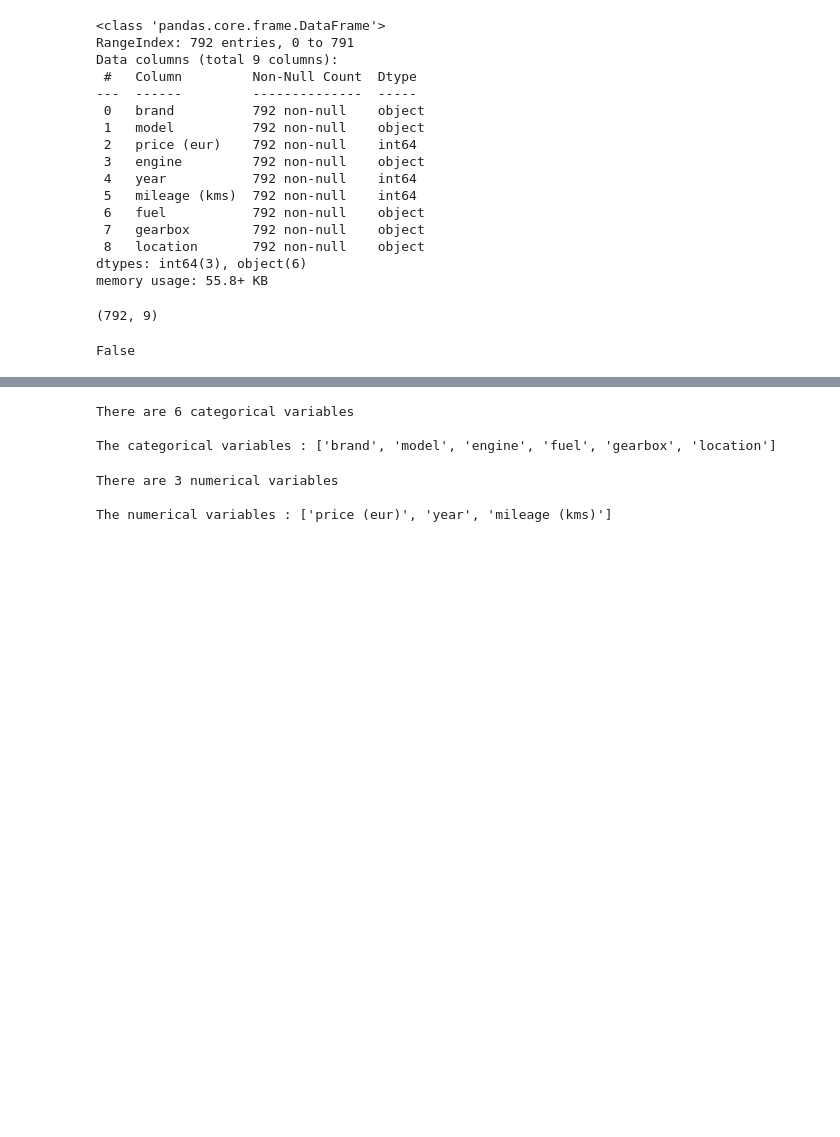
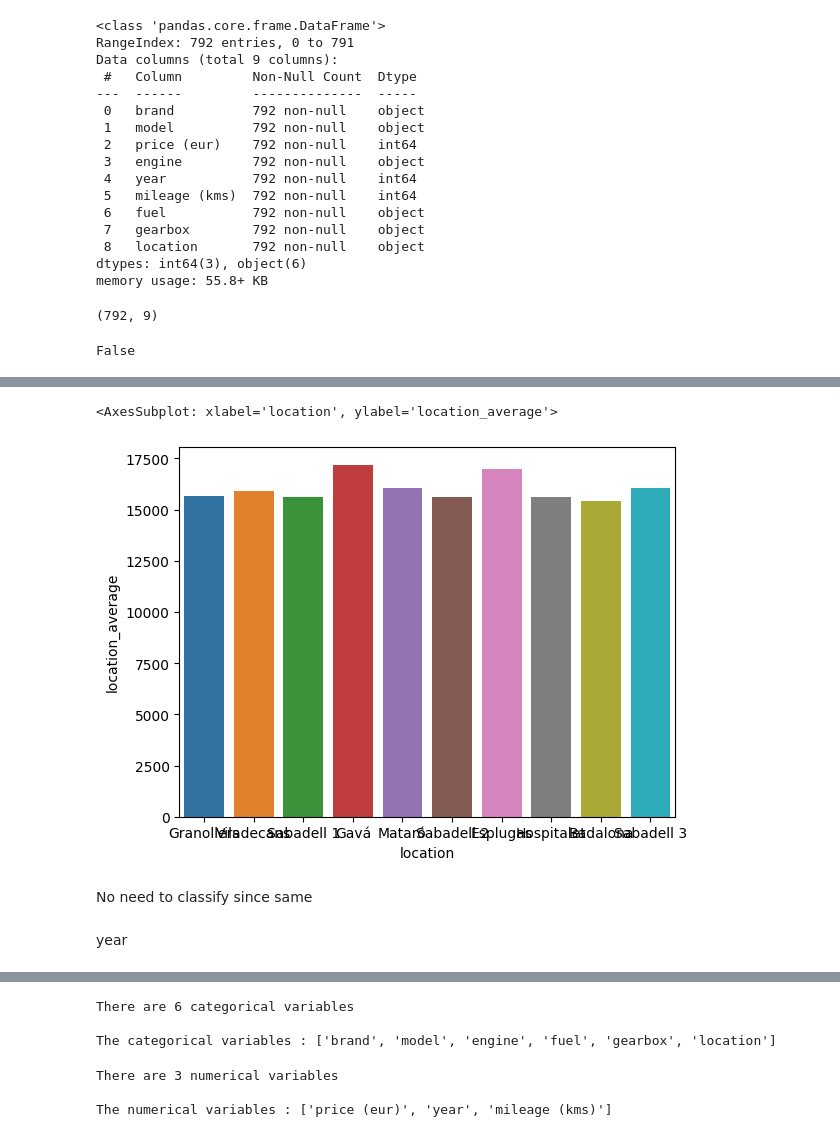
Before and after one commit to Sharzzz001/Machine-Learning-Applications-and-Kaggle-Competitions, a Jupyter notebook: Self-Projects/Car Price barcelona/main.ipynb, the cells around one changed output, grey strips where cells are left out. Saved outputs shown, nothing was run; the diff lists cells and outputs as text; code cells hidden in the pictures; blank space fills up the shorter version.

Commit message:
data preprocessing smartly!

```diff
--- a/Self-Projects/Car Price barcelona/main.ipynb
+++ b/Self-Projects/Car Price barcelona/main.ipynb
@@ -60,0 +118,2 @@ False
+# %%
+df1['engine_average'] = df1.groupby(['engine'])['price (eur)'].transform('mean').round(2)
@@ -60,0 +132,2 @@ False
+# %%
+df1['engine_group'] = df1.apply(lambda x: group_brand(x['engine_average']),axis=1)
@@ -60,0 +142,3 @@ False
+# %%
+df1 = df1.drop('engine', axis = 1)
+df1 = df1.drop('engine_average', axis = 1)
@@ -60,0 +167,11 @@ False
+# %%
+df1['location_average'] = df1.groupby(['location'])['price (eur)'].transform('mean').round(2)
+# %%
+sns.barplot(x="location", y="location_average", data=df1)
+# %% [output]
+<AxesSubplot: xlabel='location', ylabel='location_average'>
+[figure, added]
+# %% [markdown]
+No need to classify since same
+# %% [markdown]
+year
```
Also changed, not shown: parts of 36 cells of this notebook.
